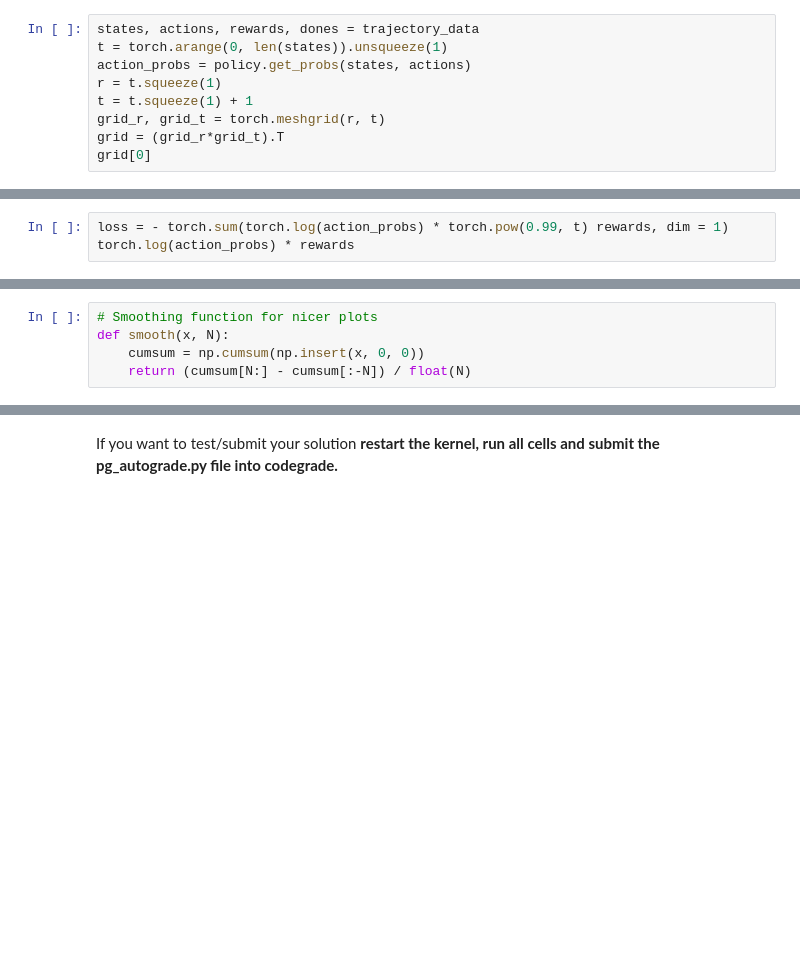
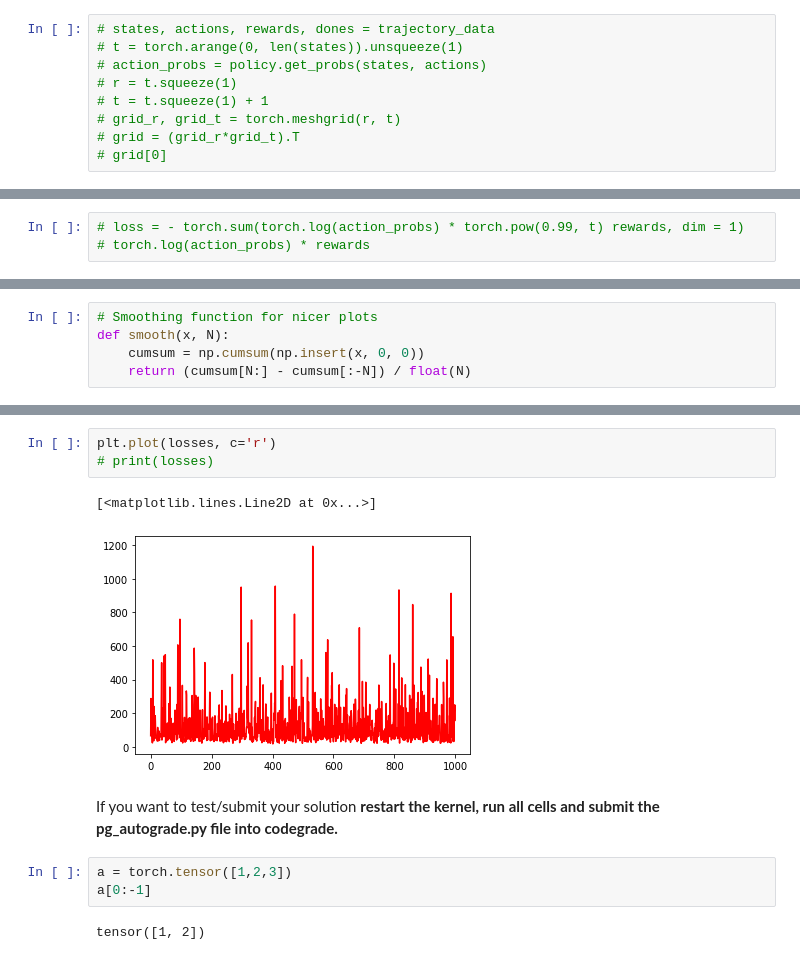
Before and after one commit to elidub/RL, a Jupyter notebook: hw5/PG_lab-Ankur.ipynb, the cells around one changed output, grey strips where cells are left out. Cells and saved outputs as stored; diff of their text form; blank space fills up the shorter version.

```diff
--- a/hw5/PG_lab-Ankur.ipynb
+++ b/hw5/PG_lab-Ankur.ipynb
@@ -221,11 +217,11 @@ torch.Size([13, 4]) torch.Size([13, 1]) torch.Size([13, 1]) torch.Size([13, 1])
 # %% [markdown]
 Now implement loss computation and training loop of the algorithm.
 # %%
-states, actions, rewards, dones = trajectory_data
-t = torch.arange(0, len(states)).unsqueeze(1)
-action_probs = policy.get_probs(states, actions)
-r = t.squeeze(1)
-t = t.squeeze(1) + 1
-grid_r, grid_t = torch.meshgrid(r, t)
-grid = (grid_r*grid_t).T
-grid[0]
+# states, actions, rewards, dones = trajectory_data
+# t = torch.arange(0, len(states)).unsqueeze(1)
+# action_probs = policy.get_probs(states, actions)
+# r = t.squeeze(1)
+# t = t.squeeze(1) + 1
+# grid_r, grid_t = torch.meshgrid(r, t)
+# grid = (grid_r*grid_t).T
+# grid[0]
@@ -319,3 +228,3 @@ tensor([[1.],
 # %%
-loss = - torch.sum(torch.log(action_probs) * torch.pow(0.99, t) rewards, dim = 1)
-torch.log(action_probs) * rewards
+# loss = - torch.sum(torch.log(action_probs) * torch.pow(0.99, t) rewards, dim = 1)
+# torch.log(action_probs) * rewards
@@ -412,2 +350,13 @@ NotImplementedError:
+# %%
+plt.plot(losses, c='r')
+# print(losses)
+# %% [output]
+[<matplotlib.lines.Line2D at 0x...>]
+[figure, added]
 # %% [markdown]
 If you want to test/submit your solution **restart the kernel, run all cells and submit the pg_autograde.py file into codegrade.**
+# %%
+a = torch.tensor([1,2,3])
+a[0:-1]
+# %% [output]
+tensor([1, 2])
```
Also changed, not shown: parts of 11 cells of this notebook.
